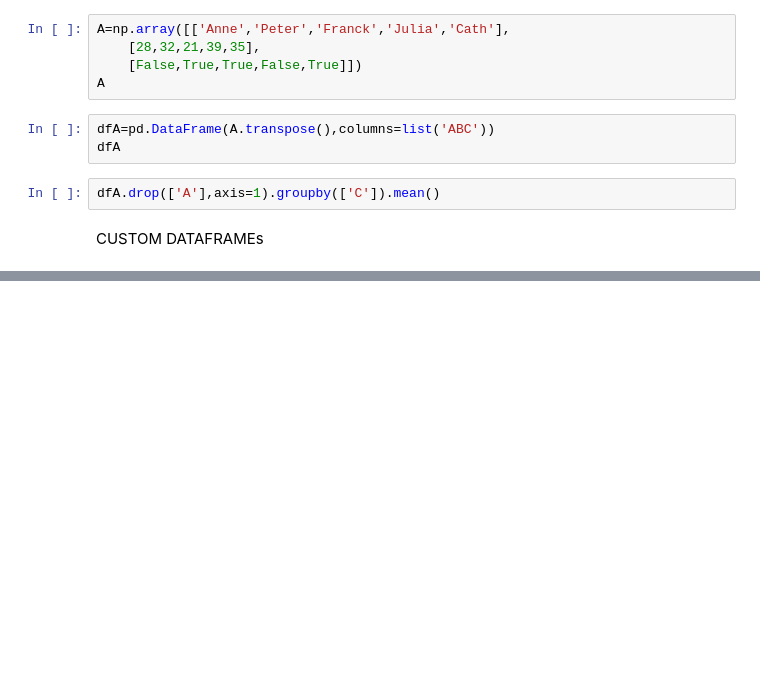
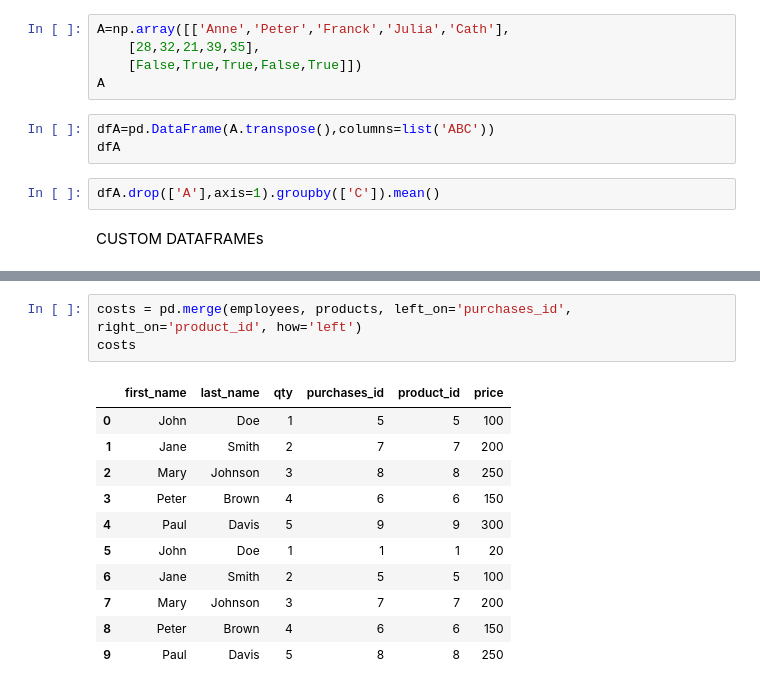
Before and after one commit to raitlhaj/Python, a Jupyter notebook: Notebooks/data_mining_exercises.ipynb, the cells around one changed output, grey strips where cells are left out. Drawn from its saved outputs; the diff is of its cells as text; blank space fills up the shorter version.

```diff
--- a/Notebooks/data_mining_exercises.ipynb
+++ b/Notebooks/data_mining_exercises.ipynb
@@ -314,0 +341,15 @@ array([9, 2, 1, 2, 0, 5, 5, 0, 7, 6])
+# %%
+costs = pd.merge(employees, products, left_on='purchases_id', right_on='product_id', how='left')
+costs
+# %% [output]
+|  | first_name | last_name | qty | purchases_id | product_id | price |
+| 0 | John | Doe | 1 | 5 | 5 | 100 |
+| 1 | Jane | Smith | 2 | 7 | 7 | 200 |
+| 2 | Mary | Johnson | 3 | 8 | 8 | 250 |
+| 3 | Peter | Brown | 4 | 6 | 6 | 150 |
+| 4 | Paul | Davis | 5 | 9 | 9 | 300 |
+| 5 | John | Doe | 1 | 1 | 1 | 20 |
+| 6 | Jane | Smith | 2 | 5 | 5 | 100 |
+| 7 | Mary | Johnson | 3 | 7 | 7 | 200 |
+| 8 | Peter | Brown | 4 | 6 | 6 | 150 |
+| 9 | Paul | Davis | 5 | 8 | 8 | 250 |
```
Also changed, not shown: parts of 40 cells of this notebook.
